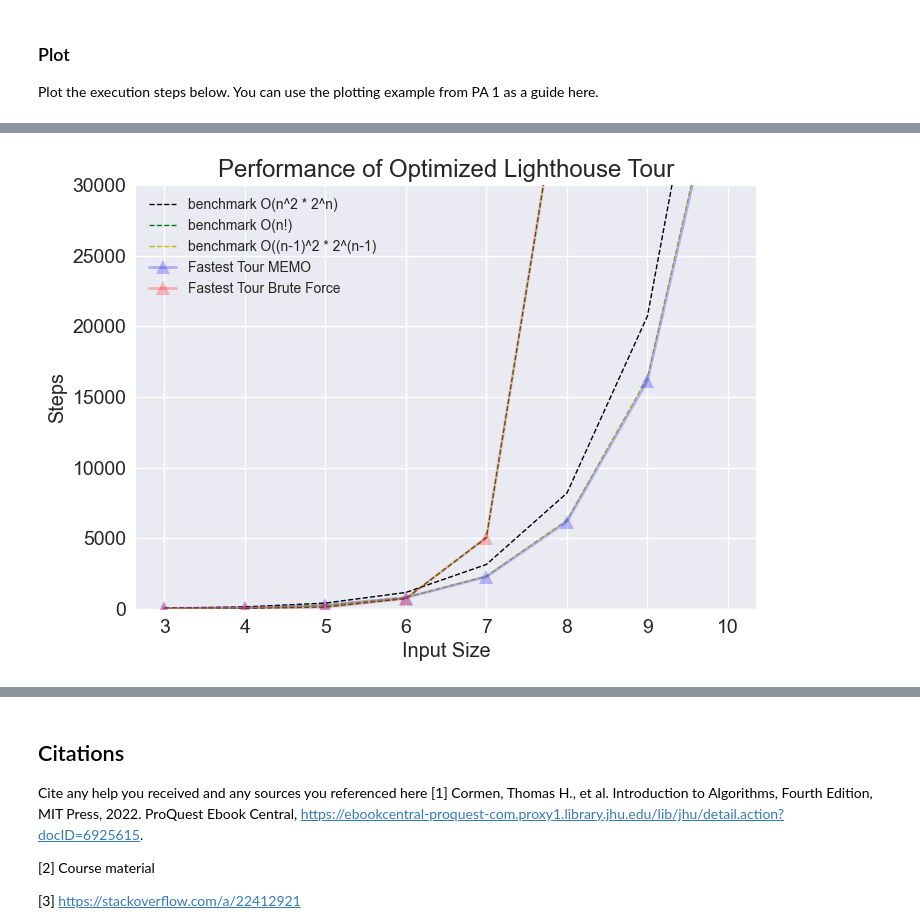
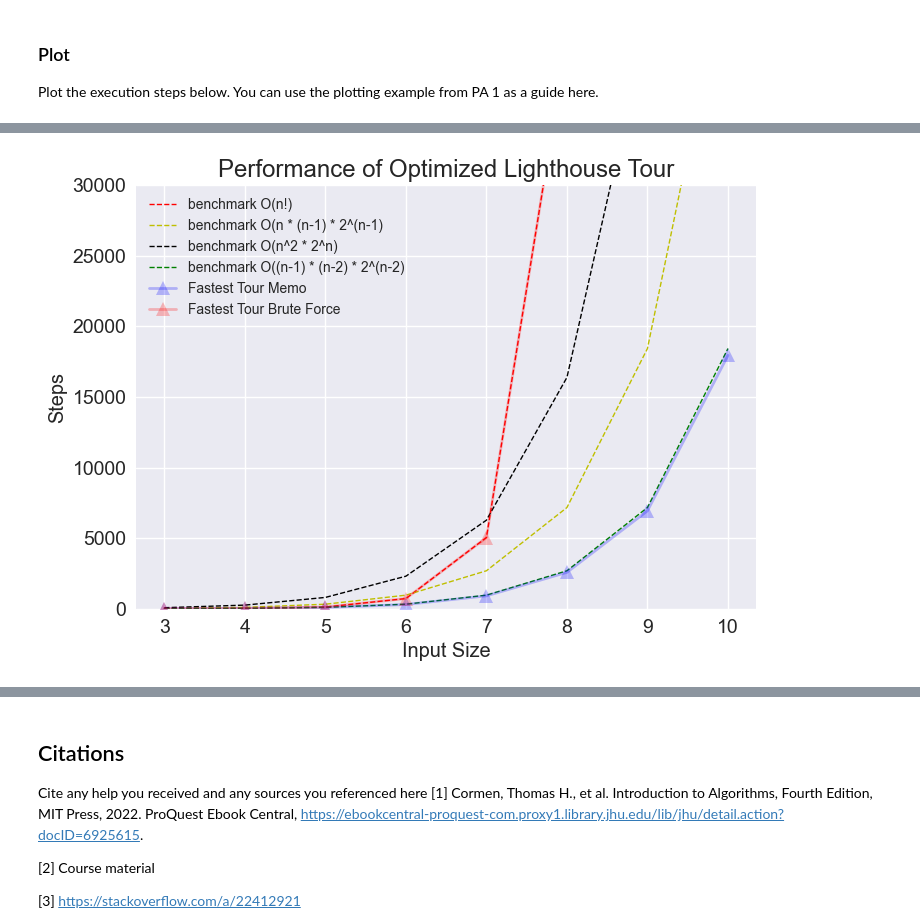
Before and after one commit to eved1018/EN.605.621.84.FA25, a Jupyter notebook: Mod5/EdelsteinEvan_P3.ipynb, the cells around one changed output, grey strips where cells are left out. Cells and saved outputs as stored; diff of their text form; code cells hidden in the pictures.

```diff
--- a/Mod5/EdelsteinEvan_P3.ipynb
+++ b/Mod5/EdelsteinEvan_P3.ipynb
@@ -305,6 +330,8 @@ def fastest_tour_wrapper_memo(L: list[str], travel_time_dict: dict[tuple[str, st
         best_tour (list[str]): list of lighthouses to tour with fastest time
         best_time (float): time to traverse lighthouse tour
         steps (int): number of recursive steps executed by the algorithm
+        tours (dict[(list[str], float)]): a mapping of each starting light to the best tour and time
+        memo_size (int): size of memo dict
     """
     # print(f"MEMO: Working on {L=}")
     # update global dict TRAVEL_TIME
@@ -314,9 +341,8 @@ def fastest_tour_wrapper_memo(L: list[str], travel_time_dict: dict[tuple[str, st
     best_tour = []
     best_time = inf
     all_steps = 0
-    reset_memo()
+    reset_memo() # reset memo dict and memo hits counter
     for start_light in L:
-        all_steps +=1
         L_minus = list_minus(L, start_light)
         sub_tour, sub_time, steps = fastest_tour_memo(start_light, L_minus)
         all_steps += steps
@@ -324,11 +350,10 @@ def fastest_tour_wrapper_memo(L: list[str], travel_time_dict: dict[tuple[str, st
         if sub_time < best_time:
             best_tour = sub_tour
             best_time = sub_time
-    # print("LENGTH MEMO: ", len(L) , len(memo), all_steps)
     # print("MEMO - The best tour is: ", ', '.join(best_tour))
     # print("MEMO - The best time is: ", best_time)
     # print("MEMO - # of steps: ", all_steps)
-    # print(len(memo))
+    # print("MEMO - Memo Size: ", len(memo))
     return best_tour, best_time, all_steps, tours, len(memo)
 
 
@@ -343,6 +368,7 @@ def fastest_tour_wrapper_bf(L: list[str], travel_time_dict: dict[tuple[str, str]
         best_tour (list[str]): list of lighthouses to tour with fastest time
         best_time (float): time to traverse lighthouse tour
         steps (int): number of recursive steps executed by the algorithm
+        tours (dict[(list[str], float)]): a mapping of each starting light to the best tour and time
     """
     # print(f"BF: Working on {L=}")
     # update global dict TRAVEL_TIME
@@ -365,8 +391,7 @@ def fastest_tour_wrapper_bf(L: list[str], travel_time_dict: dict[tuple[str, str]
     return best_tour, best_time, all_steps, tours
 
 
-best_tour, best_time, all_steps, tours, memo_size = fastest_tour_wrapper_memo(
-    L, TRAVEL_TIME)
+best_tour, best_time, all_steps, tours, memo_size = fastest_tour_wrapper_memo(L, TRAVEL_TIME)
 print("The best tour is: ", ', '.join(best_tour))
 print("The best time is: ", best_time)
 print("# of steps: ", all_steps)
@@ -503,22 +546,32 @@ from math import factorial
 import matplotlib.pyplot as plt
 plt.style.use('seaborn-v0_8')
 
+def print_table(xaxis, bf_vals, memo_vals, memo_sizes, results_memo_hits, result_memo_misses, bmark_vals):
+    print("{:^10}|{:^10}|{:^10}|{:^10}|{:^10}|{:^10}|{:^10}".format("X", "BF", "MEMO", "MEMO SIZE", "MEMO_HITS", "MEMO_MISSES",  "BMARK"))
+    print("-"*100)
+    for a, b, c, d, e, f,g in zip(xaxis, bf_vals, memo_vals, memo_sizes, results_memo_hits,result_memo_misses, bmark_vals):
+        print("{:^10.2f}|{:^10.2f}|{:^10.2f}|{:^10.2f}|{:^10.2f}|{:^10.2f}|{:^10.2f}".format(a, b, c, d, e, f, g))
 
-def print_table(xaxis, bf_vals, memo_vals, memo_sizes,  bmark_vals):
-    print("{:^10}|{:^10}|{:^10}|{:^10}|{:^10}|".format("X", "BF", "MEMO", "MEMO SIZE", "BMARK"))
-    print("-"*45)
-    for a, b, c, d, e in zip(xaxis, bf_vals, memo_vals, memo_sizes, bmark_vals):
-        print("{:^10.2f}|{:^10.2f}|{:^10.2f}|{:^10.2f}|{:^10.2f}".format(a, b, c, d, e))
+def bmark(n):
+    return (n-1)* (n) * (2**(n-1))
 
 def bmark2(n):
-    return n**2  * 2**(n-1)
+    return (n**2) * 2**n
 
-
-def bmark(n):
-    return ((n-1)**2) * 2**(n-1)
+def plot_memo_hits(xvals, results_memo_hits, result_memo_misses):
+    print(results_memo_hits)
+    plt.figure()
+    plt.title("Number of Memo hits and misses in Optimized Lighthouse Tour", size="xx-large")
+    plt.ylabel("Hits/Misses", size="x-large")
+    plt.xlabel("Input Size", size="x-large")
+    plt.ylim([0, 30000])  # y-axis scale
+    plt.plot(xvals, results_memo_hits, "g^--", markersize=0, linewidth=1, label="Memo Hits")
+    plt.plot(xvals, result_memo_misses, "r^--", markersize=0, linewidth=1, label="Memo Misses")
+    plt.tick_params(axis="both", which="major", labelsize=14)
+    plt.legend()
+    plt.show()
 
 def plot_memo_size(xvals, memo_sizes):
-    # plt.rcParams['figure.figsize'] = [20,10]
     plt.figure()
     plt.title("Size of Memo in Optimized Lighthouse Tour", size="xx-large")
     plt.ylabel("Steps", size="x-large")
@@ -527,64 +580,60 @@ def plot_memo_size(xvals, memo_sizes):
 
     yTestVals1 = []
     for i in range(START, STOP):
-        yTestVals1.append(i * 2**(i))
+        yTestVals1.append(i * 2**(i-1))
 
     plt.plot(xvals, yTestVals1, "k^--", markersize=0,
              linewidth=1, label="benchmark O(n * 2^n-1)")
 
-    plt.plot(xvals, memo_sizes, "g^--", markersize=0,
-             linewidth=1, label="Memo size")
+    plt.plot(xvals, memo_sizes, "b^-", markersize=10, linewidth=2, label="Memo Size",  alpha=0.25)
+
     plt.tick_params(axis="both", which="major", labelsize=14)
     plt.legend()
     plt.show()
 
-def plot_steps(xvals, myresults_bf, myresults_memo, limit=True):
-
-    # plt.rcParams['figure.figsize'] = [20,10]
+def plot_steps(xvals, bf_steps, memo_steps, limit=True):
     plt.figure()
     plt.title("Performance of Optimized Lighthouse Tour", size="xx-large")
     plt.ylabel("Steps", size="x-large")
     plt.xlabel("Input Size", size="x-large")
+
     if limit:
         plt.ylim([0, 30000])  # y-axis scale
 
-    # The "b^-" has meaning - "b" means blue, "^" means triangles (try *, s, o),
-    # "-" means draw a line
+    # generate bench mark data
     yTestVals1 = []
     yTestVals2 = []
     yTestVals3 = []
-    # generate bench mark data
+    yTestVals4 = []
 
     for i in range(START, STOP):
-        yTestVals1.append(bmark2(i))
-        yTestVals2.append(factorial(i))
-        yTestVals3.append(bmark(i))
+        yTestVals1.append(factorial(i))
+        yTestVals2.append(bmark(i))
+        yTestVals3.append(bmark2(i))
+        yTestVals4.append(bmark(i-1))
 
-    plt.plot(xvals, yTestVals1, "k^--", markersize=0,
-             linewidth=1, label="benchmark O(n^2 * 2^n)")
-    plt.plot(xvals, yTestVals2, "g^--", markersize=0,
-             linewidth=1, label="benchmark O(n!)")
-    plt.plot(xvals, yTestVals3, "y^--", markersize=0,
-             linewidth=1, label="benchmark O((n-1)^2 * 2^(n-1)")
 
-    # plt.plot(xvals, memo_sizes, "r^--", markersize=0,
-    #          linewidth=1, label="Memo size")
+    # plot bmark data
+    plt.plot(xvals, yTestVals1, "r^--", markersize=0, linewidth=1, label="benchmark O(n!)")
+    plt.plot(xvals, yTestVals2, "y^--", markersize=0, linewidth=1, label="benchmark O(n * (n-1) * 2^(n-1)")
+    plt.plot(xvals, yTestVals3, "k^--", markersize=0, linewidth=1, label="benchmark O(n^2 * 2^n)")
+    plt.plot(xvals, yTestVals4, "g^--", markersize=0, linewidth=1, label="benchmark O((n-1) * (n-2) * 2^(n-2)")
 
-    plt.plot(xvals, myresults_memo, "b^-", markersize=10,
-             linewidth=2, label="Fastest Tour MEMO",  alpha=0.25)
-    plt.plot(xvals, myresults_bf, "r^-", markersize=10, linewidth=2,
-             label="Fastest Tour Brute Force",  alpha=0.25)
+    # plot bf and memo steps
+    plt.plot(xvals, memo_steps, "b^-", markersize=10, linewidth=2, label="Fastest Tour Memo",  alpha=0.25)
+    plt.plot(xvals, bf_steps, "r^-", markersize=10, linewidth=2, label="Fastest Tour Brute Force",  alpha=0.25)
     plt.tick_params(axis="both", which="major", labelsize=14)
     plt.legend()
     plt.show()
 
 
 xvals = [i for i in range(START, STOP)]
-bs = [bmark(i) for i in xvals]
-myresults_bf, myresults_memo, memo_sizes = make_examples(START, STOP)
-print_table(xvals, myresults_bf, myresults_memo, memo_sizes, bs )
+benchmarks = [bmark(i) for i in xvals]
+result_bf_steps, result_memo_steps, result_memo_sizes, result_memo_hits, result_memo_misses = make_examples(START, STOP)
+print_table(xvals, result_bf_steps, result_memo_steps, result_memo_sizes, result_memo_hits, result_memo_misses, benchmarks)
 
-plot_steps(xvals, myresults_bf, myresults_memo, False)
-plot_steps(xvals, myresults_bf, myresults_memo, True)
-plot_memo_size(xvals, memo_sizes)
+plot_steps(xvals, result_bf_steps, result_memo_steps, False)
+plot_steps(xvals, result_bf_steps, result_memo_steps, True)
+plot_memo_size(xvals, result_memo_sizes)
+plot_memo_hits(xvals, result_memo_hits, result_memo_misses)
 # %% [output]
@@ -602 +651 @@ plot_memo_size(xvals, memo_sizes)
-[figure, old version]
+[figure, new version]
```
Also changed, not shown: parts of 15 cells of this notebook.
